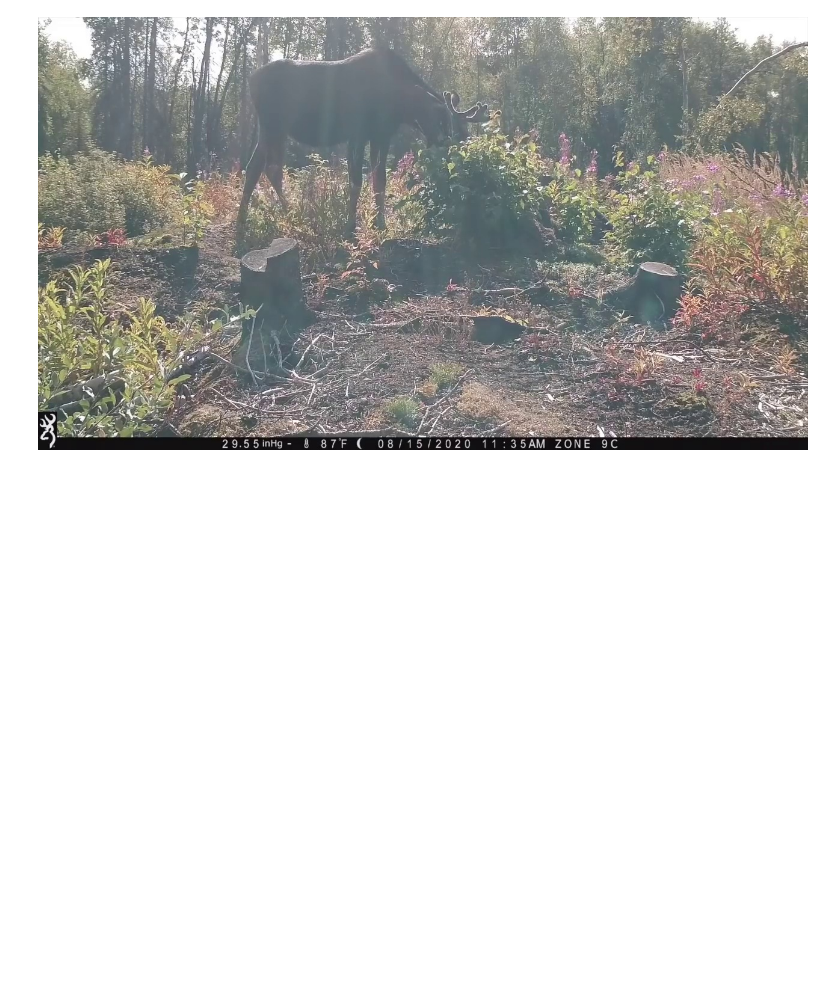
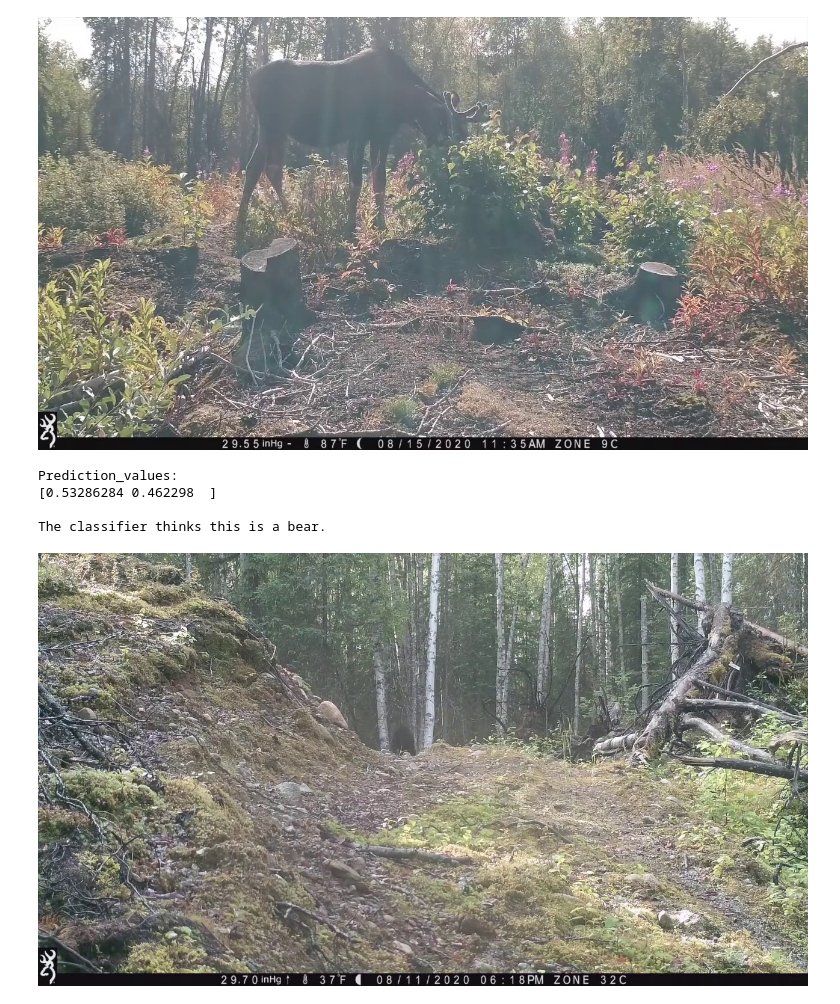
Before and after one commit to Hello-World-CS/Bear_Photo_Classifier, a Jupyter notebook: Bear Photo Classifier.ipynb, the cells around one changed output. Drawn from its saved outputs; the diff is of its cells as text; code cells hidden in the pictures; blank space fills up the shorter version.

```diff
--- a/Bear Photo Classifier.ipynb
+++ b/Bear Photo Classifier.ipynb
@@ -301,3 +301,26 @@ Prediction_values:
 
 The classifier thinks this is a bear.
 [figure]
+# %%
+
+from IPython.display import Image
+
+
+random_prediction = random.choice(bear_predictions)
+prediction_values = random_prediction[1][:2]
+print("Prediction_values:")
+print(prediction_values)
+print()
+if prediction_values[0]>prediction_values[1]:
+    print("The classifier thinks this is a bear.")
+else:
+    print("The classifier thinks this is *not* a bear.")
+
+image_path = directory_to_classify + "/" + random_prediction[0]
+Image(filename=image_path)
+# %% [output]
+Prediction_values:
+[0.53286284 0.462298  ]
+
+The classifier thinks this is a bear.
+[figure, added]
```
Also changed, not shown: parts of 1 cell of this notebook.
